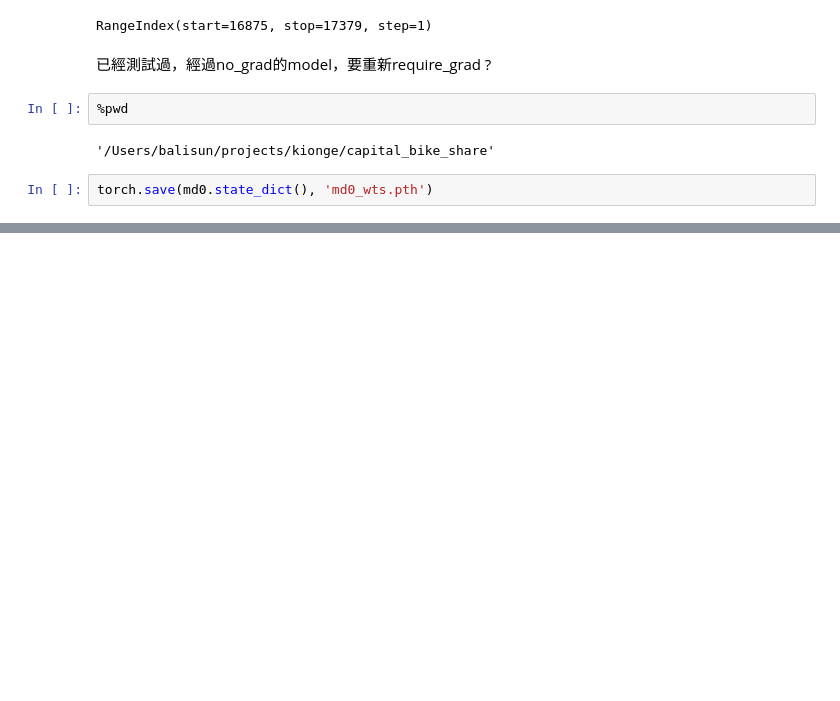
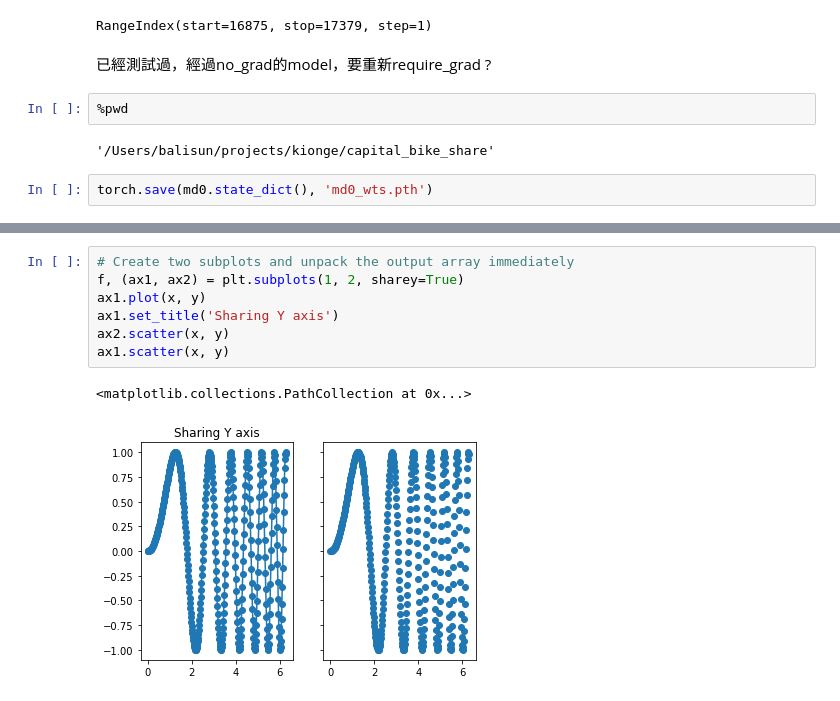
Before and after one commit to baliuzeger/kiong-e-PyTorch, a Jupyter notebook: capital_bike_share/chap3.ipynb, the cells around one changed output, grey strips where cells are left out. Saved outputs shown, nothing was run; the diff lists cells and outputs as text; blank space fills up the shorter version.

```diff
--- a/capital_bike_share/chap3.ipynb
+++ b/capital_bike_share/chap3.ipynb
@@ -994,0 +1091,10 @@ torch.save(md0.state_dict(), 'md0_wts.pth')
+# %%
+# Create two subplots and unpack the output array immediately
+f, (ax1, ax2) = plt.subplots(1, 2, sharey=True)
+ax1.plot(x, y)
+ax1.set_title('Sharing Y axis')
+ax2.scatter(x, y)
+ax1.scatter(x, y)
+# %% [output]
+<matplotlib.collections.PathCollection at 0x...>
+[figure, added]
```
Also changed, not shown: parts of 33 cells of this notebook, 1 other file.
